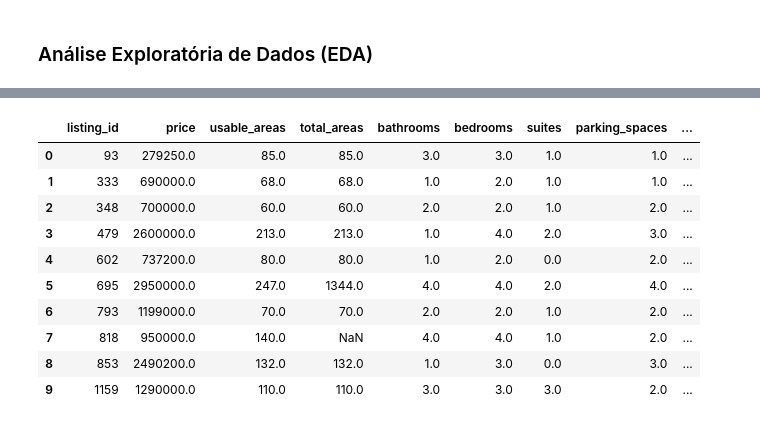
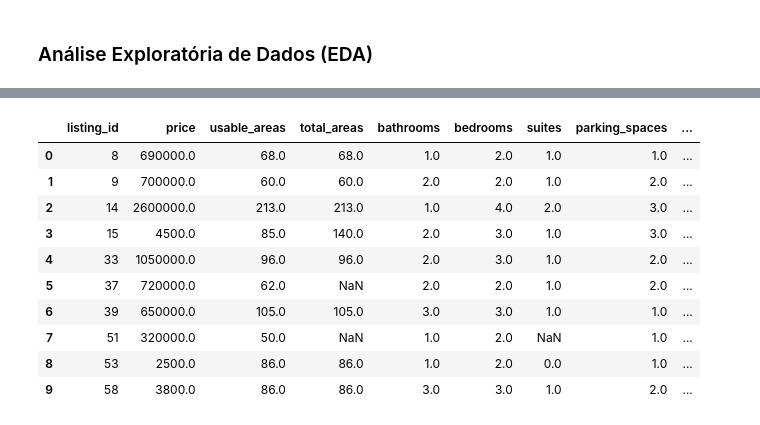
Before and after one commit to hygo2025/kepler, a Jupyter notebook: src/notebooks/eda.ipynb, the cells around one changed output, grey strips where cells are left out. Saved outputs shown, nothing was run; the diff lists cells and outputs as text; code cells hidden in the pictures.

```diff
--- a/src/notebooks/eda.ipynb
+++ b/src/notebooks/eda.ipynb
@@ -3,35 +3,13 @@ import pyarrow.dataset as ds
 import pyarrow.parquet as pq
 import pandas as pd
 
-base_path = "/home/hygo2025/Documents/data/processed_data/enriched_events"
+base_path = "/home/hygo2025/Documents/data/processed_data/enriched_events_vix"
 # %%
 dataset = ds.dataset(base_path, format="parquet", partitioning="hive")
-cols_to_drop = ["unified_user_id", "listing_id", "user_id", "anonymous_id"]
+table = dataset.to_table()
+df_vix = table.to_pandas()
 
-all_cols = dataset.schema.names
-cols_to_keep = [c for c in all_cols if c not in cols_to_drop]
-
-table = dataset.to_table(columns=cols_to_keep)
-
-rename_map = {
-    "listing_id_numeric": "listing_id",
-    "user_numeric_id": "user_id"
-}
-for old_name, new_name in rename_map.items():
-    if old_name in table.column_names:
-        table = table.rename_columns([
-            new_name if c == old_name else c
-            for c in table.column_names
-        ])
-
-first_cols = ["user_id", "listing_id", "name_raw", "event_type"]
-rest_cols = [c for c in table.column_names if c not in first_cols]
-new_order = first_cols + rest_cols
-table = table.select(new_order)
-
-df = table.to_pandas()
-
-print(df.shape)
-print(df.columns.tolist())
-df.head()
+print(df_vix.shape)
+print(df_vix.columns.tolist())
+df_vix.head()
 # %% [output]
@@ -47,4 +23,0 @@ df.head()
-# %%
-df_vix = df[df["state"] == "espírito santo"]
-df_vix = df[df["city"] == "vitória"]
-df_vix.head()
@@ -137,37 +83,37 @@ events_by_type_and_neighborhood.head(10)
 # %%
-cols = ['listing_id', 'business_type', 'price', 'usable_areas', 'total_areas',
-        'bathrooms', 'bedrooms', 'suites', 'parking_spaces']
+cols = ['listing_id', 'price', 'usable_areas', 'total_areas',
+        'bathrooms', 'bedrooms', 'suites', 'parking_spaces', 'business_type']
 
 df_num = df_vix[cols]
 
 df_num = (
     df_vix.groupby('listing_id')
     .agg({
         'price': 'mean',          # média de preço
-        'usable_areas': 'first',   # ou média, se variar
+        'usable_areas': 'first',
         'total_areas': 'first',
         'bathrooms': 'first',
         'bedrooms': 'first',
         'suites': 'first',
         'parking_spaces': 'first',
         'business_type': 'first'
     })
     .reset_index()
 )
 
 df_num.sort_values('listing_id', ascending=True).head(10)
 # %% [output]
 |  | listing_id | price | usable_areas | total_areas | bathrooms | bedrooms | suites | parking_spaces | ... |
-| 0 | 93 | 279250.0 | 85.0 | 85.0 | 3.0 | 3.0 | 1.0 | 1.0 | ... |
-| 1 | 333 | 690000.0 | 68.0 | 68.0 | 1.0 | 2.0 | 1.0 | 1.0 | ... |
-| 2 | 348 | 700000.0 | 60.0 | 60.0 | 2.0 | 2.0 | 1.0 | 2.0 | ... |
-| 3 | 479 | 2600000.0 | 213.0 | 213.0 | 1.0 | 4.0 | 2.0 | 3.0 | ... |
-| 4 | 602 | 737200.0 | 80.0 | 80.0 | 1.0 | 2.0 | 0.0 | 2.0 | ... |
-| 5 | 695 | 2950000.0 | 247.0 | 1344.0 | 4.0 | 4.0 | 2.0 | 4.0 | ... |
-| 6 | 793 | 1199000.0 | 70.0 | 70.0 | 2.0 | 2.0 | 1.0 | 2.0 | ... |
-| 7 | 818 | 950000.0 | 140.0 | NaN | 4.0 | 4.0 | 1.0 | 2.0 | ... |
-| 8 | 853 | 2490200.0 | 132.0 | 132.0 | 1.0 | 3.0 | 0.0 | 3.0 | ... |
-| 9 | 1159 | 1290000.0 | 110.0 | 110.0 | 3.0 | 3.0 | 3.0 | 2.0 | ... |
+| 0 | 8 | 690000.0 | 68.0 | 68.0 | 1.0 | 2.0 | 1.0 | 1.0 | ... |
+| 1 | 9 | 700000.0 | 60.0 | 60.0 | 2.0 | 2.0 | 1.0 | 2.0 | ... |
+| 2 | 14 | 2600000.0 | 213.0 | 213.0 | 1.0 | 4.0 | 2.0 | 3.0 | ... |
+| 3 | 15 | 4500.0 | 85.0 | 140.0 | 2.0 | 3.0 | 1.0 | 3.0 | ... |
+| 4 | 33 | 1050000.0 | 96.0 | 96.0 | 2.0 | 3.0 | 1.0 | 2.0 | ... |
+| 5 | 37 | 720000.0 | 62.0 | NaN | 2.0 | 2.0 | 1.0 | 2.0 | ... |
+| 6 | 39 | 650000.0 | 105.0 | 105.0 | 3.0 | 3.0 | 1.0 | 1.0 | ... |
+| 7 | 51 | 320000.0 | 50.0 | NaN | 1.0 | 2.0 | NaN | 1.0 | ... |
+| 8 | 53 | 2500.0 | 86.0 | 86.0 | 1.0 | 2.0 | 0.0 | 1.0 | ... |
+| 9 | 58 | 3800.0 | 86.0 | 86.0 | 3.0 | 3.0 | 1.0 | 2.0 | ... |
 # %%
 import seaborn as sns
 import matplotlib.pyplot as plt
```
Also changed, not shown: parts of 13 cells of this notebook, 10 other files.
